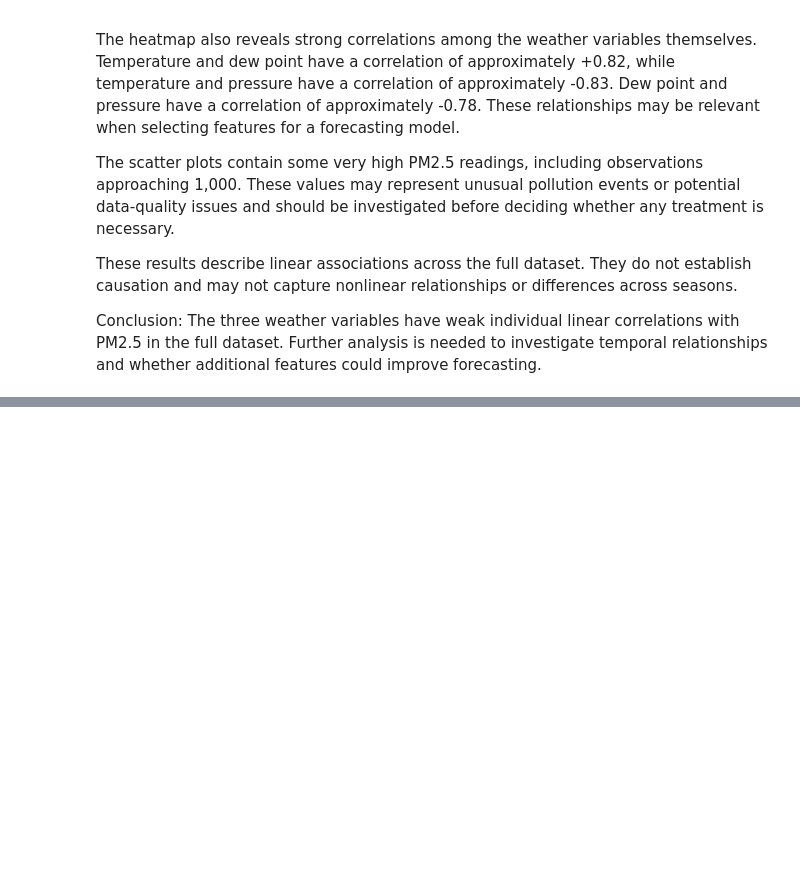
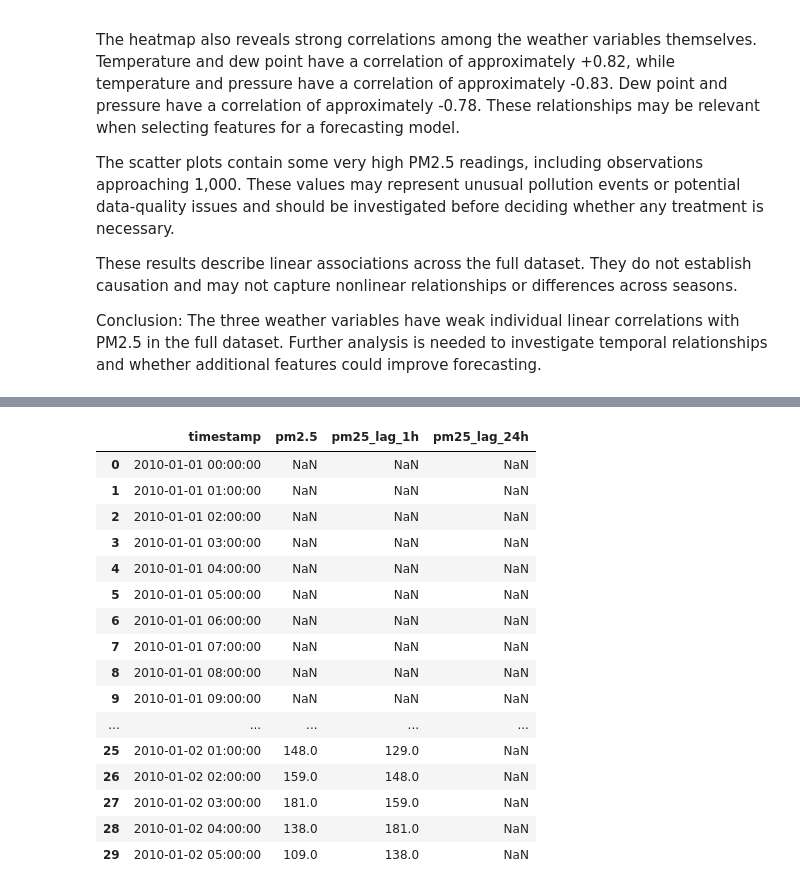
Before and after one commit to k-nizy/ML-pipeline-F1, a Jupyter notebook: notebooks/pm25_EDA.ipynb, the cells around one changed output, grey strips where cells are left out. Saved outputs shown, nothing was run; the diff lists cells and outputs as text; code cells hidden in the pictures; blank space fills up the shorter version.

```diff
--- a/notebooks/pm25_EDA.ipynb
+++ b/notebooks/pm25_EDA.ipynb
@@ -360,0 +371,27 @@ Conclusion: The three weather variables have weak individual linear correlations
+# %%
+# Create lagged PM2.5 features
+df["pm25_lag_1h"] = df["pm2.5"].shift(1)
+df["pm25_lag_24h"] = df["pm2.5"].shift(24)
+
+# Display a sample of the current and lagged values
+display(
+    df[["timestamp", "pm2.5", "pm25_lag_1h", "pm25_lag_24h"]].head(30)
+)
+# %% [output]
+|  | timestamp | pm2.5 | pm25_lag_1h | pm25_lag_24h |
+| 0 | 2010-01-01 00:00:00 | NaN | NaN | NaN |
+| 1 | 2010-01-01 01:00:00 | NaN | NaN | NaN |
+| 2 | 2010-01-01 02:00:00 | NaN | NaN | NaN |
+| 3 | 2010-01-01 03:00:00 | NaN | NaN | NaN |
+| 4 | 2010-01-01 04:00:00 | NaN | NaN | NaN |
+| 5 | 2010-01-01 05:00:00 | NaN | NaN | NaN |
+| 6 | 2010-01-01 06:00:00 | NaN | NaN | NaN |
+| 7 | 2010-01-01 07:00:00 | NaN | NaN | NaN |
+| 8 | 2010-01-01 08:00:00 | NaN | NaN | NaN |
+| 9 | 2010-01-01 09:00:00 | NaN | NaN | NaN |
+| ... | ... | ... | ... | ... |
+| 25 | 2010-01-02 01:00:00 | 148.0 | 129.0 | NaN |
+| 26 | 2010-01-02 02:00:00 | 159.0 | 148.0 | NaN |
+| 27 | 2010-01-02 03:00:00 | 181.0 | 159.0 | NaN |
+| 28 | 2010-01-02 04:00:00 | 138.0 | 181.0 | NaN |
+| 29 | 2010-01-02 05:00:00 | 109.0 | 138.0 | NaN |
```
Also changed, not shown: parts of 4 cells of this notebook.
